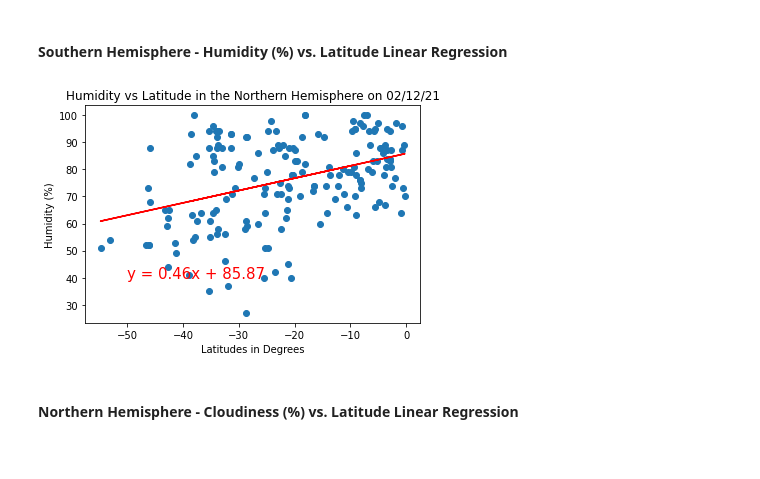
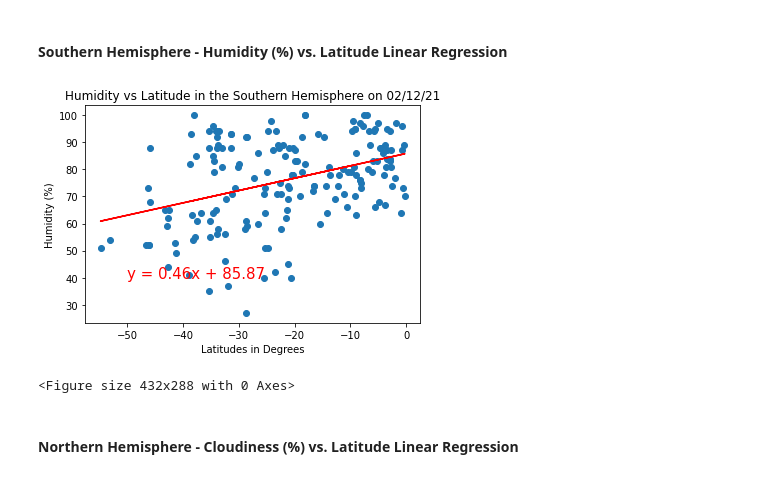
Before and after one commit to NateWitte/python_api_challenge, a Jupyter notebook: WeatherPy/StarterWeatherPy.ipynb, the cells around one changed output. Saved outputs shown, nothing was run; the diff lists cells and outputs as text; code cells hidden in the pictures.

```diff
--- a/WeatherPy/StarterWeatherPy.ipynb
+++ b/WeatherPy/StarterWeatherPy.ipynb
@@ -317,18 +323,20 @@ plt.show()
 # %%
 x_values = clean_south['Lat']
 y_values = clean_south['Humidity']
 (slope, intercept, rvalue, pvalue, stderr) = linregress(x_values, y_values)
 regress_values = x_values * slope + intercept
 line_eq = "y = " + str(round(slope,2)) + "x + " + str(round(intercept,2))
 plt.scatter(x_values,y_values)
 plt.plot(x_values,regress_values,"r-")
 plt.annotate(line_eq,(-50,40),fontsize=15,color="red")
 plt.xlabel('Latitudes in Degrees')
 plt.ylabel('Humidity (%)')
-plt.title(f"Humidity vs Latitude in the Northern Hemisphere on {today_date}")
+plt.title(f"Humidity vs Latitude in the Southern Hemisphere on {today_date}")
 plt.show()
+plt.savefig("../output_data/Vacation Figures/latvshumSouthRegress.png")
 # %% [output]
-[figure, old version]
+[figure, new version]
+<Figure size 432x288 with 0 Axes>
 # %% [markdown]
 ####  Northern Hemisphere - Cloudiness (%) vs. Latitude Linear Regression
 # %%
```
Also changed, not shown: parts of 8 cells of this notebook, 14 other files.
